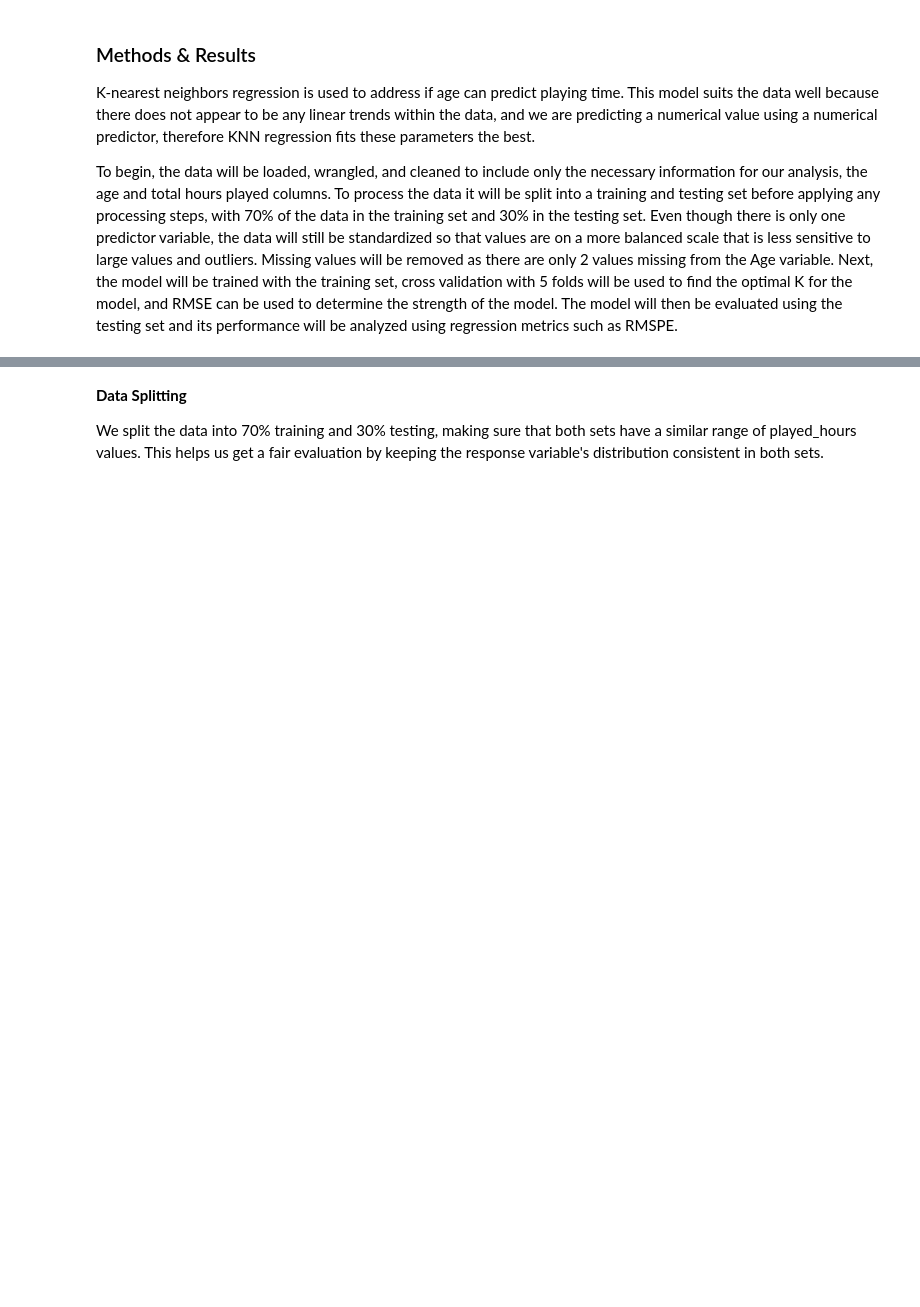
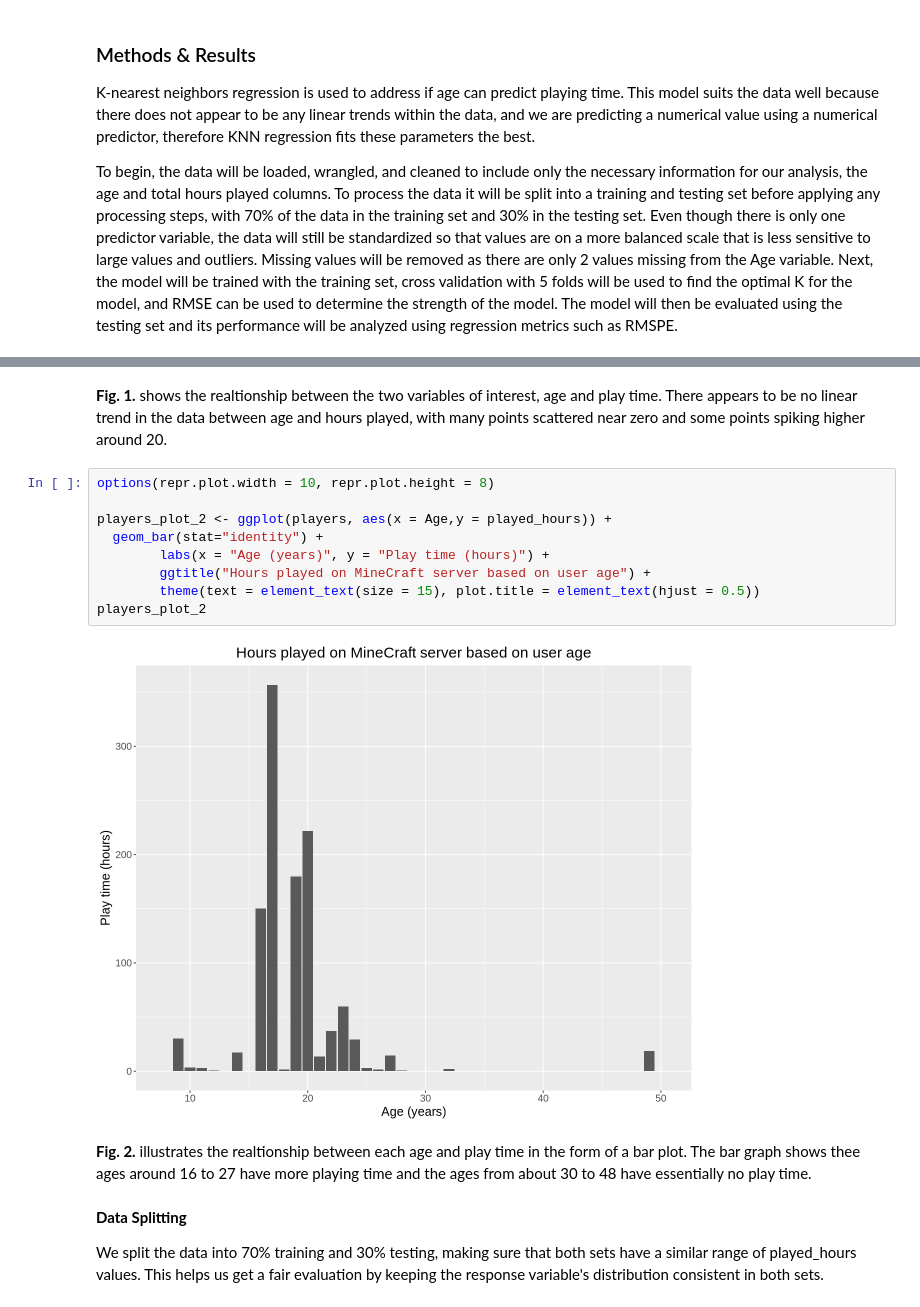
Before and after one commit to ckmidas/dsci100-2024w-group14, a Jupyter notebook: project_final.ipynb, the cells around one changed output, grey strips where cells are left out. Saved outputs shown, nothing was run; the diff lists cells and outputs as text; blank space fills up the shorter version.

```diff
--- a/project_final.ipynb
+++ b/project_final.ipynb
@@ -76,3 +123,18 @@ A tibble: 6 × 7
+# %% [markdown]
+**Fig. 1.** shows the realtionship between the two variables of interest, age and play time. There appears to be no linear trend in the data between age and hours played, with many points scattered near zero and some points spiking higher around 20.
+# %%
+options(repr.plot.width = 10, repr.plot.height = 8)
+
+players_plot_2 <- ggplot(players, aes(x = Age,y = played_hours)) +
+  geom_bar(stat="identity") +
+        labs(x = "Age (years)", y = "Play time (hours)") +
+        ggtitle("Hours played on MineCraft server based on user age") +
+        theme(text = element_text(size = 15), plot.title = element_text(hjust = 0.5))
+players_plot_2
+# %% [output]
+[figure, added]
+# %% [markdown]
+**Fig. 2.** illustrates the realtionship between each age and play time in the form of a bar plot. The bar graph shows thee ages around 16 to 27 have more playing time and the ages from about 30 to 48 have essentially no play time.
 # %% [markdown]
 ****Data Splitting****
 
```
Also changed, not shown: parts of 8 cells of this notebook.
